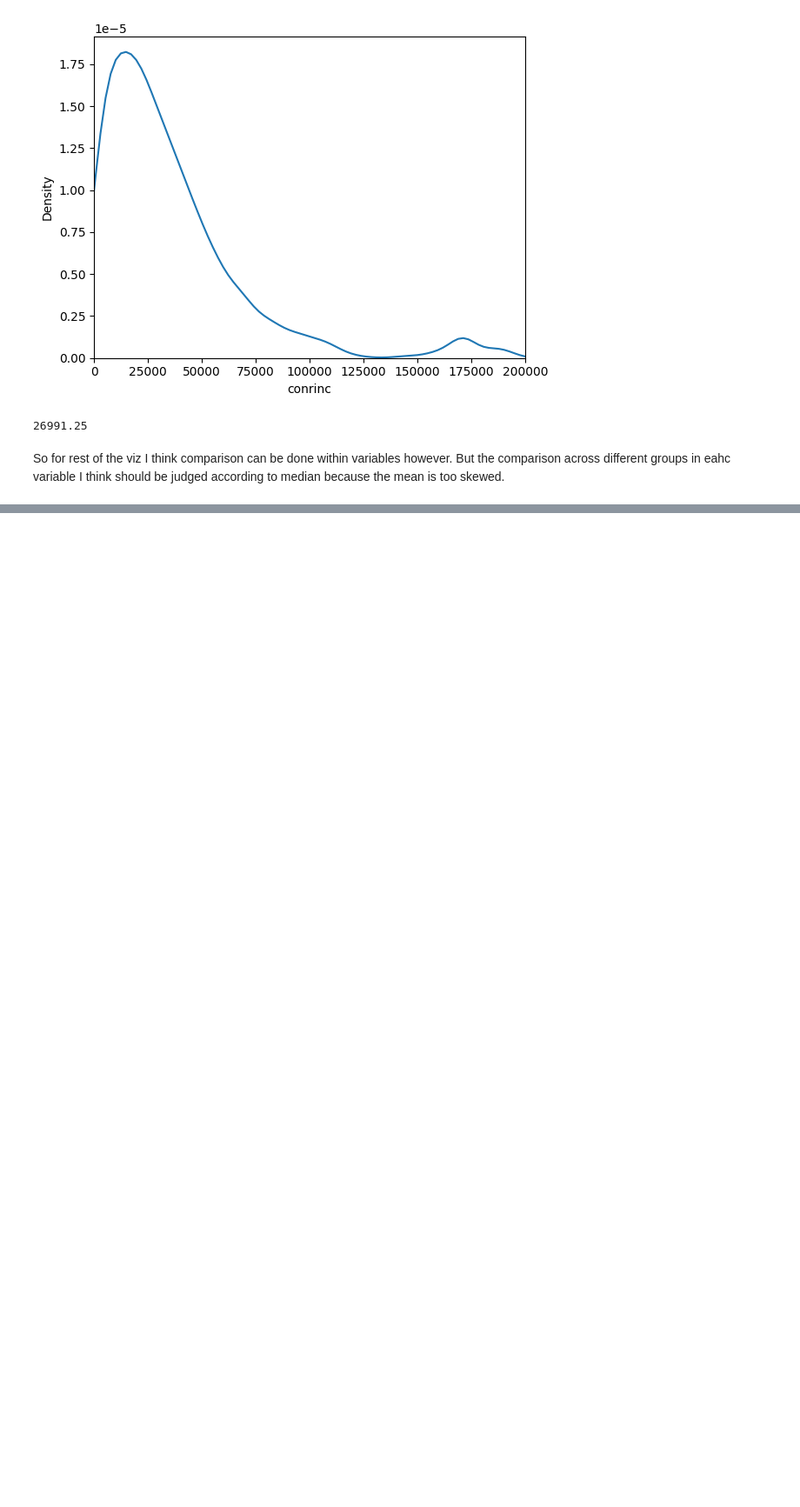
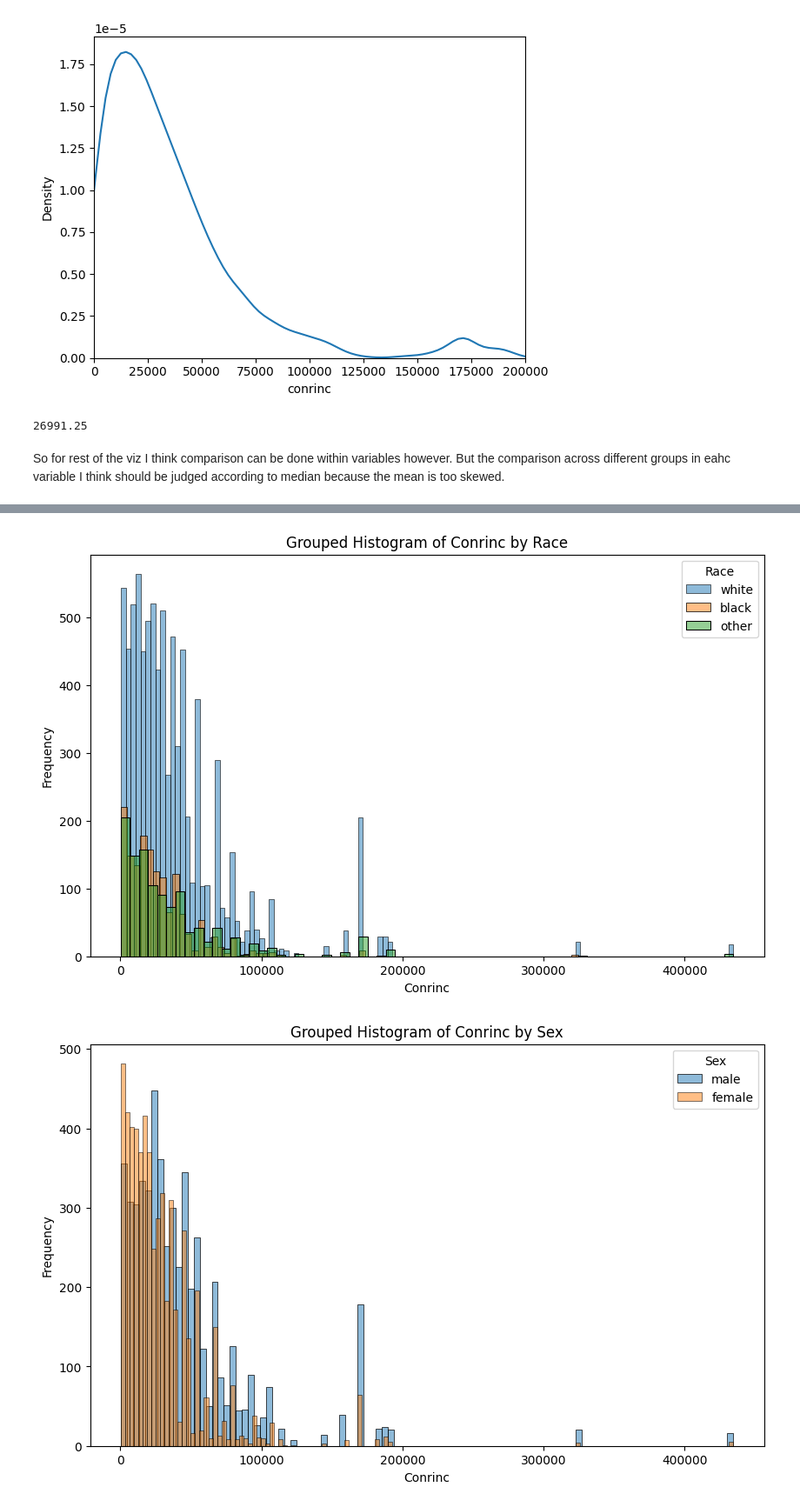
Before and after one commit to tiffanybuii/project_gss, a Jupyter notebook: get_gss.ipynb, the cells around one changed output, grey strips where cells are left out. Shown at 87% size. Cells and saved outputs as stored; diff of their text form; code cells hidden in the pictures; blank space fills up the shorter version.

```diff
--- a/get_gss.ipynb
+++ b/get_gss.ipynb
@@ -234,0 +367,61 @@ So for rest of the viz I think comparison can be done within variables however.
+# %%
+# Grouped Histogram for Race
+plt.figure(figsize=(10, 6))
+
+# Same reasoning as the KDP plots
+for race in data['race'].unique():
+    sns.histplot(data=data[data['race'] == race], x='conrinc', label=race, alpha=0.5)
+
+# title, labels, legend
+plt.title('Grouped Histogram of Conrinc by Race')
+plt.xlabel('Conrinc')
+plt.ylabel('Frequency')
+plt.legend(title='Race', loc='upper right')
+
+# Display graph
+plt.show()
+
+# Repeat the format above but for other columns
+
+# Grouped Histogram for Sex
+plt.figure(figsize=(10, 6))
+for sex in data['sex'].unique():
+    sns.histplot(data=data[data['sex'] == sex], x='conrinc', label=sex, alpha=0.5)
+plt.title('Grouped Histogram of Conrinc by Sex')
+plt.xlabel('Conrinc')
+plt.ylabel('Frequency')
+plt.legend(title='Sex')
+plt.show()
+
+# Grouped Histogram for Marital Status
+plt.figure(figsize=(10, 6))
+for marital in data['marital'].unique():
+    sns.histplot(data=data[data['marital'] == marital], x='conrinc', label=marital, alpha=0.5)
+plt.title('Grouped Histogram of Conrinc by Marital Status')
+plt.xlabel('Conrinc')
+plt.ylabel('Frequency')
+plt.legend(title='Marital Status')
+plt.show()
+
+# Grouped Histogram for Health Status
+plt.figure(figsize=(10, 6))
+for health in data['health'].unique():
+    sns.histplot(data=data[data['health'] == health], x='conrinc', label=health, alpha=0.5)
+plt.title('Grouped Histogram of Conrinc by Health Status')
+plt.xlabel('Conrinc')
+plt.ylabel('Frequency')
+plt.legend(title='Health Status')
+plt.show()
+
+# Grouped Histogram for Degree
+plt.figure(figsize=(10, 6))
+for degree in data['degree'].unique():
+    sns.histplot(data=data[data['degree'] == degree], x='conrinc', label=degree, alpha=0.5)
+plt.title('Grouped Histogram of Conrinc by Degree')
+plt.xlabel('Conrinc')
+plt.ylabel('Frequency')
+plt.legend(title='Degree')
+plt.show()
+# %% [output]
+[figure, added]
+[figure, added]
```
Also changed, not shown: parts of 6 cells of this notebook.
